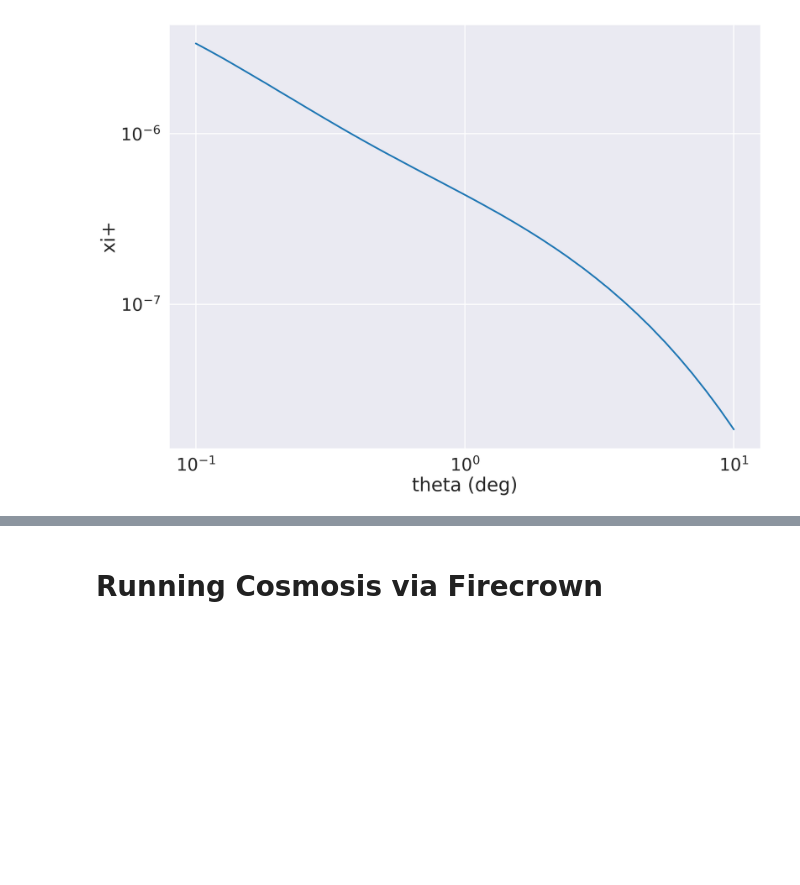
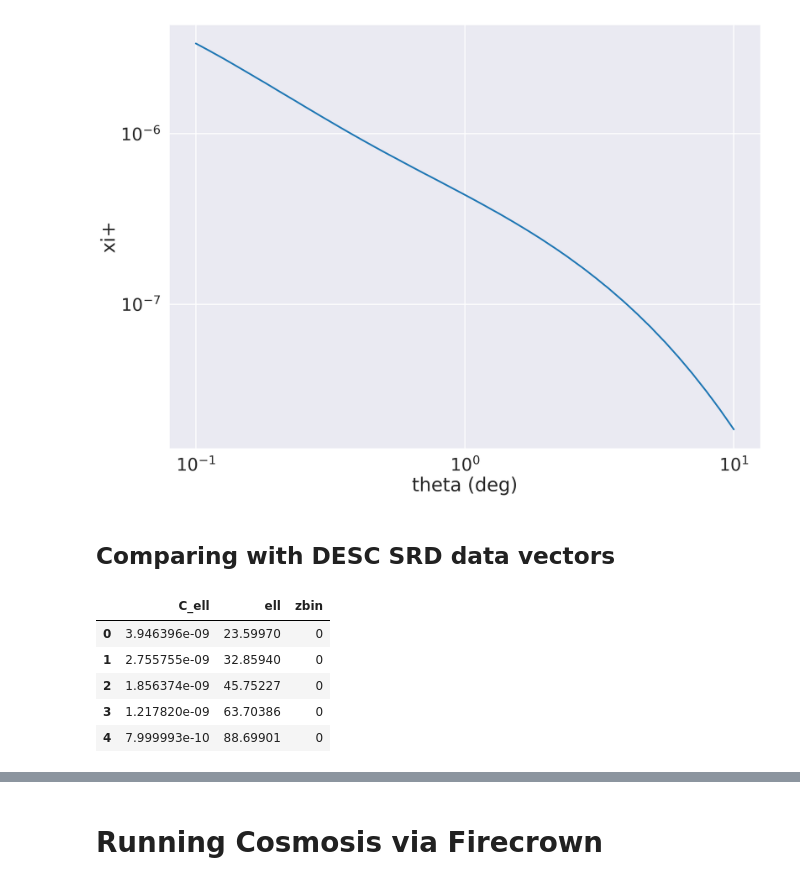
Before and after one commit to hsnee/PZ_project, a Jupyter notebook: firecrown.ipynb, the cells around one changed output, grey strips where cells are left out. Cells and saved outputs as stored; diff of their text form; code cells hidden in the pictures; blank space fills up the shorter version.

```diff
--- a/firecrown.ipynb
+++ b/firecrown.ipynb
@@ -132,2 +183,18 @@ plt.yscale('log')
 # %% [output]
 [figure]
+# %% [markdown]
+## Comparing with DESC SRD data vectors
+# %%
+srd_ells = pd.read_csv('ell-values', names=['ell'])
+srd_ss = pd.read_csv('shear_shear_Y10_fid', names=['C_ell'], delimiter=' ')
+srd_ss['ell'] = list(srd_ells['ell'])*15
+srd_ss['zbin'] = np.repeat(np.arange(0,15), 20)
+srd_ss = srd_ss[srd_ss['ell']<3001]
+srd_ss.head()
+# %% [output]
+|  | C_ell | ell | zbin |
+| 0 | 3.946396e-09 | 23.59970 | 0 |
+| 1 | 2.755755e-09 | 32.85940 | 0 |
+| 2 | 1.856374e-09 | 45.75227 | 0 |
+| 3 | 1.217820e-09 | 63.70386 | 0 |
+| 4 | 7.999993e-10 | 88.69901 | 0 |
```
Also changed, not shown: parts of 26 cells of this notebook, 13 other files.
